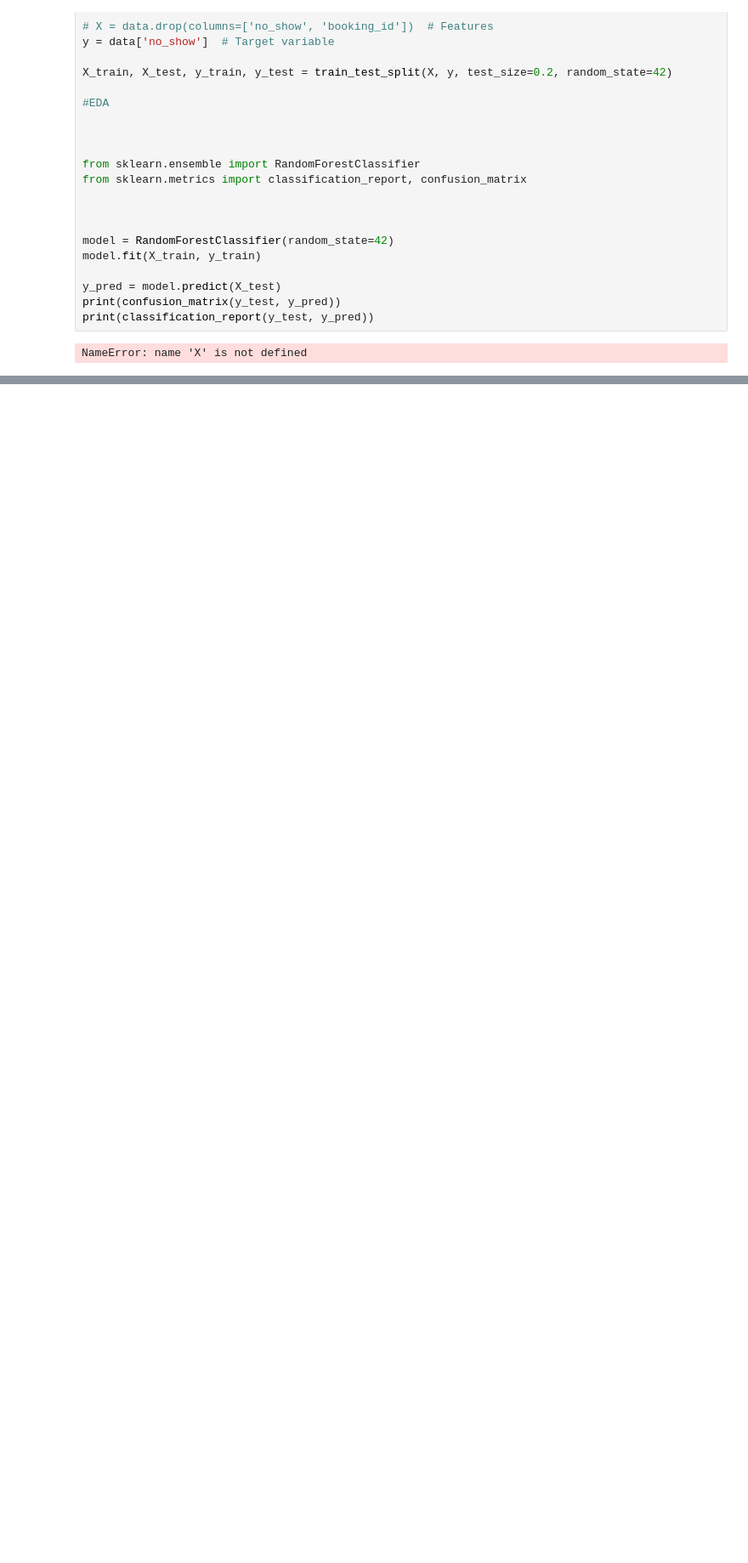
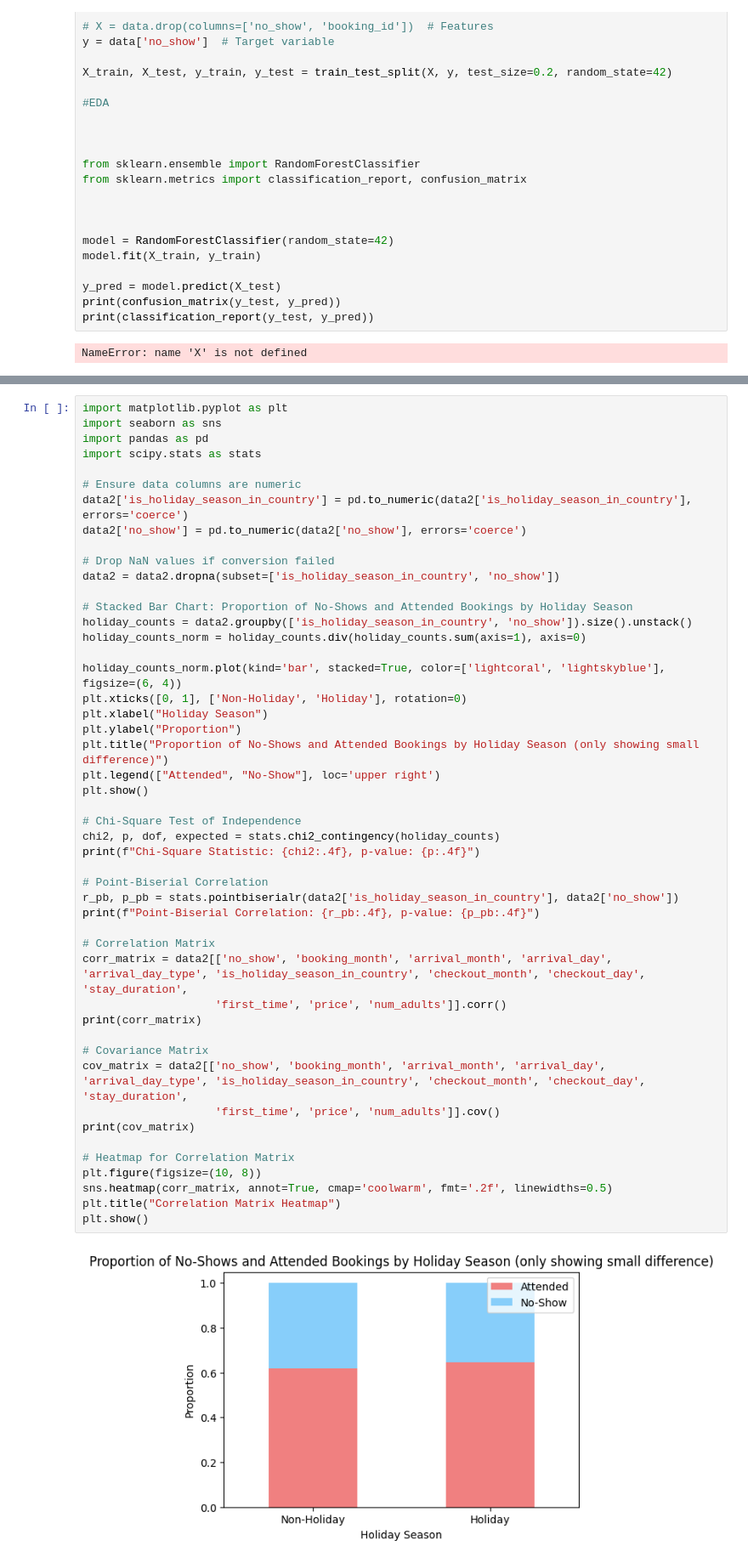
Before and after one commit to e-seet/inf2008ML, a Jupyter notebook: notebook.ipynb, the cells around one changed output, grey strips where cells are left out. Shown at 85% size. Cells and saved outputs as stored; diff of their text form; blank space fills up the shorter version.

```diff
--- a/notebook.ipynb
+++ b/notebook.ipynb
@@ -1536,0 +2140,50 @@ NameError: name 'X' is not defined
+# %%
+import matplotlib.pyplot as plt
+import seaborn as sns
+import pandas as pd
+import scipy.stats as stats
+
+# Ensure data columns are numeric
+data2['is_holiday_season_in_country'] = pd.to_numeric(data2['is_holiday_season_in_country'], errors='coerce')
+data2['no_show'] = pd.to_numeric(data2['no_show'], errors='coerce')
+
+# Drop NaN values if conversion failed
+data2 = data2.dropna(subset=['is_holiday_season_in_country', 'no_show'])
+
+# Stacked Bar Chart: Proportion of No-Shows and Attended Bookings by Holiday Season
+holiday_counts = data2.groupby(['is_holiday_season_in_country', 'no_show']).size().unstack()
+holiday_counts_norm = holiday_counts.div(holiday_counts.sum(axis=1), axis=0)
+
+holiday_counts_norm.plot(kind='bar', stacked=True, color=['lightcoral', 'lightskyblue'], figsize=(6, 4))
+plt.xticks([0, 1], ['Non-Holiday', 'Holiday'], rotation=0)
+plt.xlabel("Holiday Season")
+plt.ylabel("Proportion")
+plt.title("Proportion of No-Shows and Attended Bookings by Holiday Season (only showing small difference)")
+plt.legend(["Attended", "No-Show"], loc='upper right')
+plt.show()
+
+# Chi-Square Test of Independence
+chi2, p, dof, expected = stats.chi2_contingency(holiday_counts)
+print(f"Chi-Square Statistic: {chi2:.4f}, p-value: {p:.4f}")
+
+# Point-Biserial Correlation
+r_pb, p_pb = stats.pointbiserialr(data2['is_holiday_season_in_country'], data2['no_show'])
+print(f"Point-Biserial Correlation: {r_pb:.4f}, p-value: {p_pb:.4f}")
+
+# Correlation Matrix
+corr_matrix = data2[['no_show', 'booking_month', 'arrival_month', 'arrival_day', 'arrival_day_type', 'is_holiday_season_in_country', 'checkout_month', 'checkout_day', 'stay_duration',
+                    'first_time', 'price', 'num_adults']].corr()
+print(corr_matrix)
+
+# Covariance Matrix
+cov_matrix = data2[['no_show', 'booking_month', 'arrival_month', 'arrival_day', 'arrival_day_type', 'is_holiday_season_in_country', 'checkout_month', 'checkout_day', 'stay_duration',
+                    'first_time', 'price', 'num_adults']].cov()
+print(cov_matrix)
+
+# Heatmap for Correlation Matrix
+plt.figure(figsize=(10, 8))
+sns.heatmap(corr_matrix, annot=True, cmap='coolwarm', fmt='.2f', linewidths=0.5)
+plt.title("Correlation Matrix Heatmap")
+plt.show()
+# %% [output]
+[figure, added]
```
Also changed, not shown: parts of 32 cells of this notebook, 1 other file.
